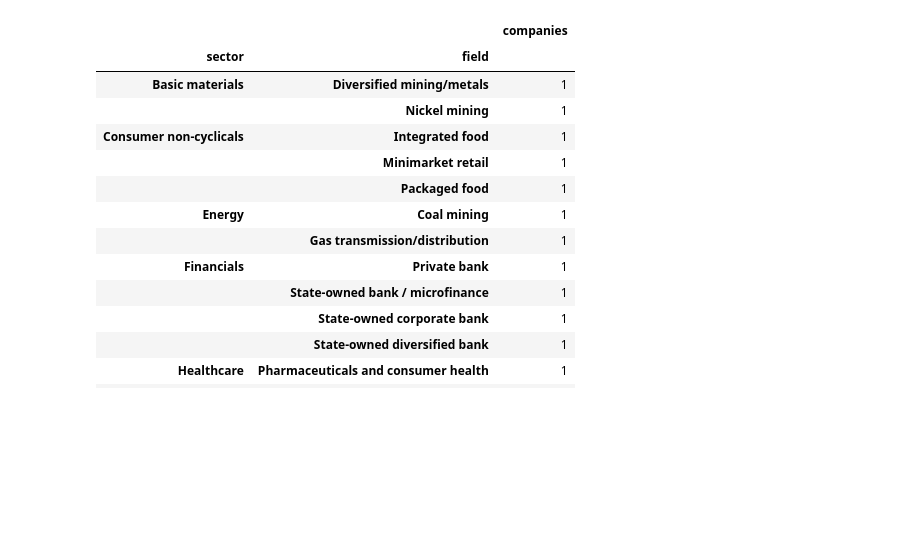
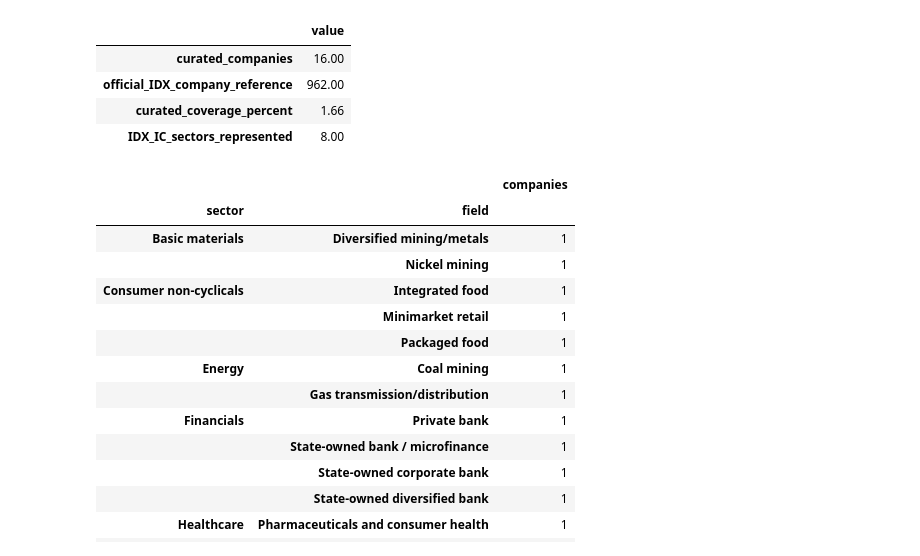
Before and after one commit to tebenia/financial, a Jupyter notebook: products/stocks/05_indonesia_stock_universe.ipynb, the cells around one changed output. Drawn from its saved outputs; the diff is of its cells as text; code cells hidden in the pictures; blank space fills up the shorter version.

```diff
--- a/products/stocks/05_indonesia_stock_universe.ipynb
+++ b/products/stocks/05_indonesia_stock_universe.ipynb
@@ -7,7 +92,7 @@ These are deliberately recognizable companies from different fields so you can l
 # %%
 import pandas as pd
 
-universe = pd.DataFrame([
+curated_learning_universe = pd.DataFrame([
   {
     "ticker": "BBCA",
     "company": "PT Bank Central Asia Tbk",
@@ -121,7 +206,7 @@ universe = pd.DataFrame([
     "first_metrics": "GTV, contribution margin, cash burn, dilution, path to profit"
   }
 ])
-universe
+curated_learning_universe
 # %% [output]
 |  | ticker | company | sector | field | first_metrics |
 | 0 | BBCA | PT Bank Central Asia Tbk | Financials | Private bank | NIM, CASA, cost of credit, NPL, R... |
@@ -140,4 +225,21 @@ universe
 | 13 | INCO | PT Vale Indonesia Tbk | Basic materials | Nickel mining | Production, nickel price, cash co... |
 | 14 | ASII | PT Astra International Tbk | Industrials | Diversified conglomerate | Segment earnings, auto share, fin... |
 | 15 | GOTO | PT GoTo Gojek Tokopedia Tbk | Technology | Digital ecosystem | GTV, contribution margin, cash bu... |
+# %%
+official_company_reference = manifest['idx_listed_company_reference_count']
+missing_from_registry = sorted(set(curated_learning_universe['ticker']) - set(registered_securities['ticker']))
+assert not missing_from_registry, f'Curated tickers missing from KSEI registry: {missing_from_registry}'
+
+pd.Series({
+    'curated_companies': len(curated_learning_universe),
+    'official_IDX_company_reference': official_company_reference,
+    'curated_coverage_percent': round(100 * len(curated_learning_universe) / official_company_reference, 2),
+    'IDX_IC_sectors_represented': curated_learning_universe['sector'].nunique(),
+}, name='value').to_frame()
+# %% [output]
+|  | value |
+| curated_companies | 16.00 |
+| official_IDX_company_reference | 962.00 |
+| curated_coverage_percent | 1.66 |
+| IDX_IC_sectors_represented | 8.00 |
 # %%
```
Also changed, not shown: parts of 10 cells of this notebook, 14 other files.
